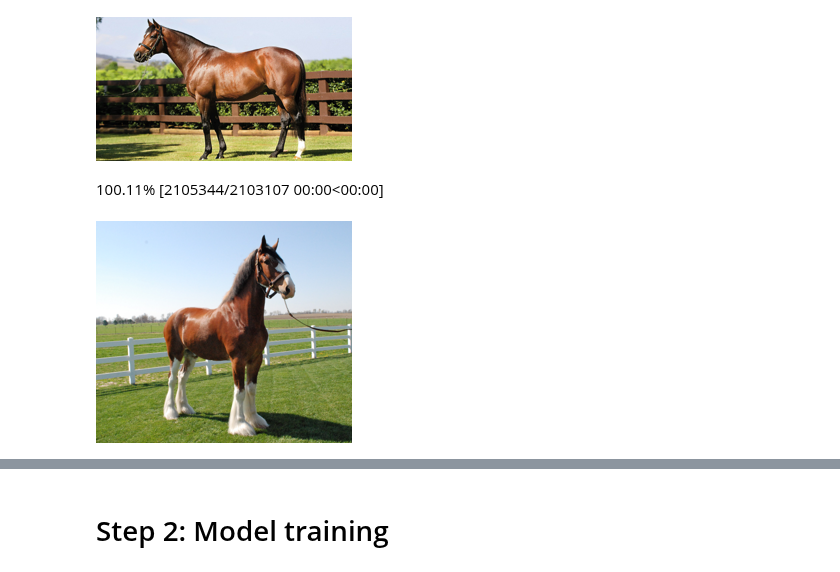
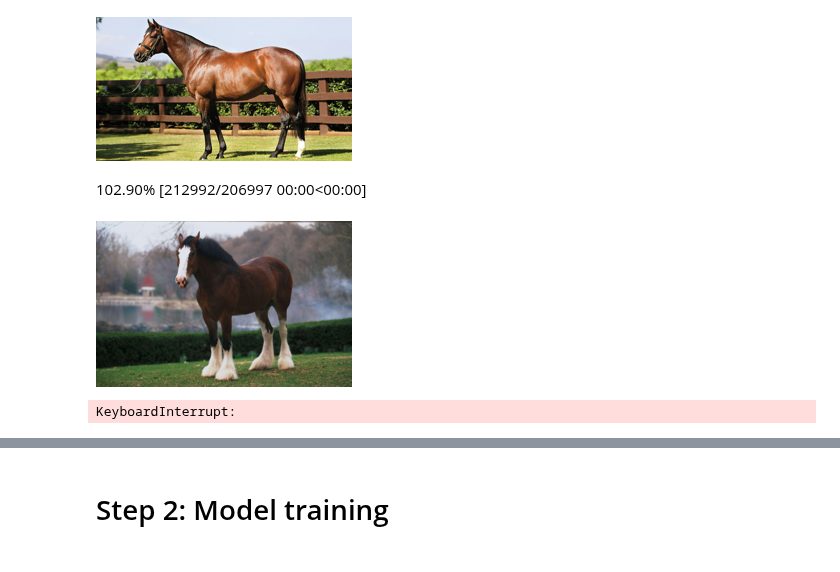
Before and after one commit to alejandrodgb/fastai-course22, a Jupyter notebook: 00-OWN-is-it-a-bird-creating-a-model-from-your-own-data.ipynb, the cells around one changed output, grey strips where cells are left out. Saved outputs shown, nothing was run; the diff lists cells and outputs as text; code cells hidden in the pictures.

```diff
--- a/00-OWN-is-it-a-bird-creating-a-model-from-your-own-data.ipynb
+++ b/00-OWN-is-it-a-bird-creating-a-model-from-your-own-data.ipynb
@@ -42,18 +41,17 @@ im.to_thumb(256,256)
 102.86% [237568/230959 00:00<00:00]
 [figure]
 # %%
-# Download cow image
-
-
-download_url(search_images('clydesdale',1)[0],'clydesdale.jpg')
-Image.open('clydesdale.jpg').to_thumb(256,256)
+# Download test image
+dest = 'data/clydesdale.jpg'
+download_url(search_images('clydesdale',1)[0],dest)
+Image.open(dest).to_thumb(256,256)
 # %% [output]
-100.11% [2105344/2103107 00:00<00:00]
+102.90% [212992/206997 00:00<00:00]
-[figure, old version]
+[figure, new version]
 # %%
 # Search for 200 images of each
 searches = 'thoroughbred','clydesdale'
-path = Path('what_horse')
+path = Path('data/what_horse')
 
 from time import sleep
 
@@ -67,6 +65,8 @@ for o in searches:
     download_images(dest,urls=search_images(f'{o} shade photo'))
     sleep(10)
     resize_images(path/o, max_size=400, dest=path/o)
+# %% [output]
+KeyboardInterrupt:
 # %%
 # Verify downloads
 failed = verify_images(get_image_files(path))
```
Also changed, not shown: parts of 4 cells of this notebook.
